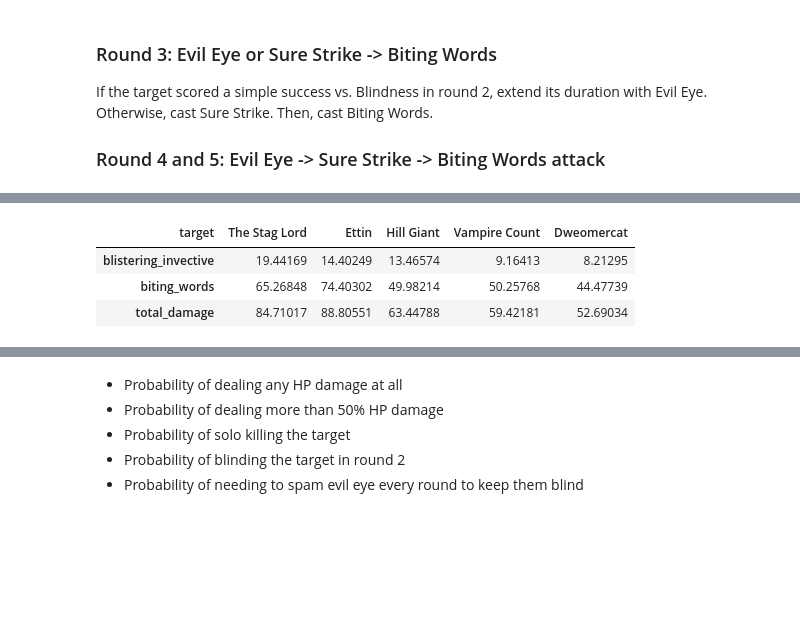
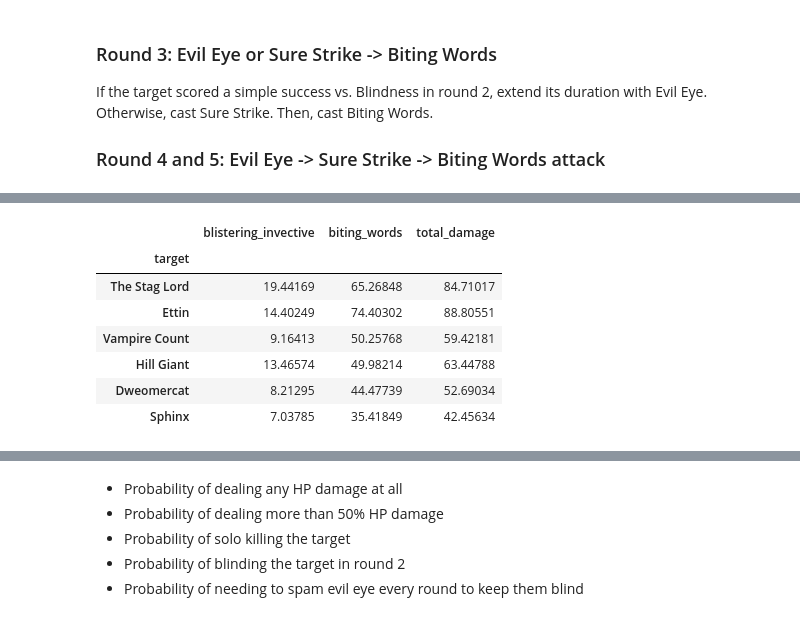
Before and after one commit to crusaderky/pathfinder2e_stats, a Jupyter notebook: notebooks/add_injury_to_insult.ipynb, the cells around one changed output, grey strips where cells are left out. Drawn from its saved outputs; the diff is of its cells as text; code cells hidden in the pictures; blank space fills up the shorter version.

```diff
--- a/notebooks/add_injury_to_insult.ipynb
+++ b/notebooks/add_injury_to_insult.ipynb
@@ -127,10 +142,11 @@ will.append(
         ("status", -frightened.isel(round=1, drop=True)),
     )
 )
-# TODO: pass incapacitation DataArray directly to check(..., incapacitation=...)
-incapacitation = targets["rank"] > blindness_rank
-blindness = check(will[-1], DC=spell_DC)
-blindness["outcome"] = np.minimum(DoS.critical_success, blindness.outcome + incapacitation)
+blindness = check(
+    bonus=will[-1],
+    DC=spell_DC,
+    incapacitation=targets["rank"] > blindness_rank,
+)
 
 # In case of simple success, we use Evil Eye to extend the blindness for the whole combat
 blindness["need_evil_eye"] = blindness.outcome == DoS.success
@@ -159,12 +187,9 @@ Attributes:
 # %%
-def evil_eye(will_bonus, spell_DC, mask=None):
-    c = check(will_bonus, DC=spell_DC)
-    if mask is not None:
-        c = c.where(mask, DoS.no_roll)
-    return xarray.where(
-        c.outcome == DoS.critical_failure, 2,
-        xarray.where(c.outcome == DoS.failure, 1, 0),
-    )
+def evil_eye(will_bonus, spell_DC, do_cast=True):
+    c = check(will_bonus, DC=spell_DC).outcome
+    c = c.where(do_cast, DoS.no_roll)
+    return map_outcome(c, {DoS.critical_failure: 2, DoS.failure: 1})
+
 
 sickened.append(
     np.maximum(sickened[-1], evil_eye(will[-1], spell_DC))
@@ -185,7 +204,7 @@ If the target scored a simple success vs. Blindness in round 2, extend its durat
 Otherwise, cast Sure Strike. Then, cast Biting Words.
 ### Round 4 and 5: Evil Eye -> Sure Strike -> Biting Words attack
 # %%
-for rnd in range(3, 6):
+for rnd in range(2, 5):
     will.append(
         sum_bonuses(
             ("untyped", targets.Will),
@@ -194,11 +213,11 @@ for rnd in range(3, 6):
             ("status", -bon_mot.Will_penalty),
         )
     )
-    evil_eye_mask = blindness.need_evil_eye if rnd == 3 else None
+    cast_evil_eye = blindness.need_evil_eye if rnd == 2 else True
     sickened.append(
         np.maximum(
             sickened[-1],
-            evil_eye(will[-1], spell_DC, mask=evil_eye_mask)
+            evil_eye(will[-1], spell_DC, do_cast=cast_evil_eye)
         )
     )
 
@@ -219,7 +238,7 @@ AC = sum_bonuses(
     ("untyped", targets.AC),
     ("status", -frightened),
     ("status", -sickened),
-    ("circumstance", off_guard * -2),
+    ("circumstance", off_guard.astype(int) * -2),
 )
 AC.mean("roll").to_pandas()
 # %% [output]
@@ -295,10 +316,15 @@ Data variables:
 # %%
-final.mean("roll").sum("round")[["blistering_invective", "biting_words", "total_damage"]].to_pandas().T
+# Mean cumulative damage by the end of the attack routine
+final.mean("roll").sum("round")[["blistering_invective", "biting_words", "total_damage"]].to_pandas()
 # %% [output]
-| target | The Stag Lord | Ettin | Hill Giant | Vampire Count | Dweomercat |
-| blistering_invective | 19.44169 | 14.40249 | 13.46574 | 9.16413 | 8.21295 |
-| biting_words | 65.26848 | 74.40302 | 49.98214 | 50.25768 | 44.47739 |
-| total_damage | 84.71017 | 88.80551 | 63.44788 | 59.42181 | 52.69034 |
+|  | blistering_invective | biting_words | total_damage |
+| target |  |  |  |
+| The Stag Lord | 19.44169 | 65.26848 | 84.71017 |
+| Ettin | 14.40249 | 74.40302 | 88.80551 |
+| Vampire Count | 9.16413 | 50.25768 | 59.42181 |
+| Hill Giant | 13.46574 | 49.98214 | 63.44788 |
+| Dweomercat | 8.21295 | 44.47739 | 52.69034 |
+| Sphinx | 7.03785 | 35.41849 | 42.45634 |
 # %%
 # Mean damage, by round
 final.mean("roll")["total_damage"].to_pandas()
```
Also changed, not shown: parts of 18 cells of this notebook, 4 other files.
